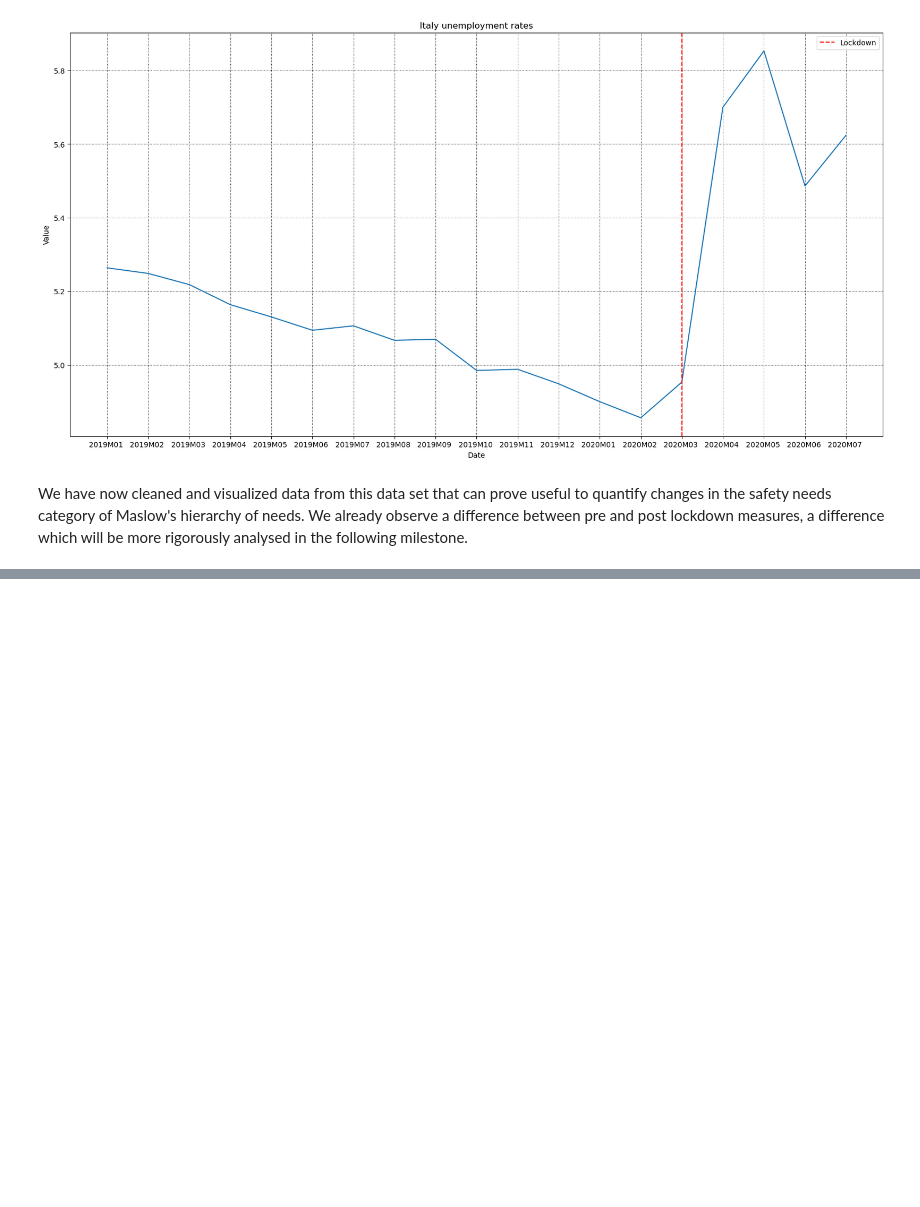
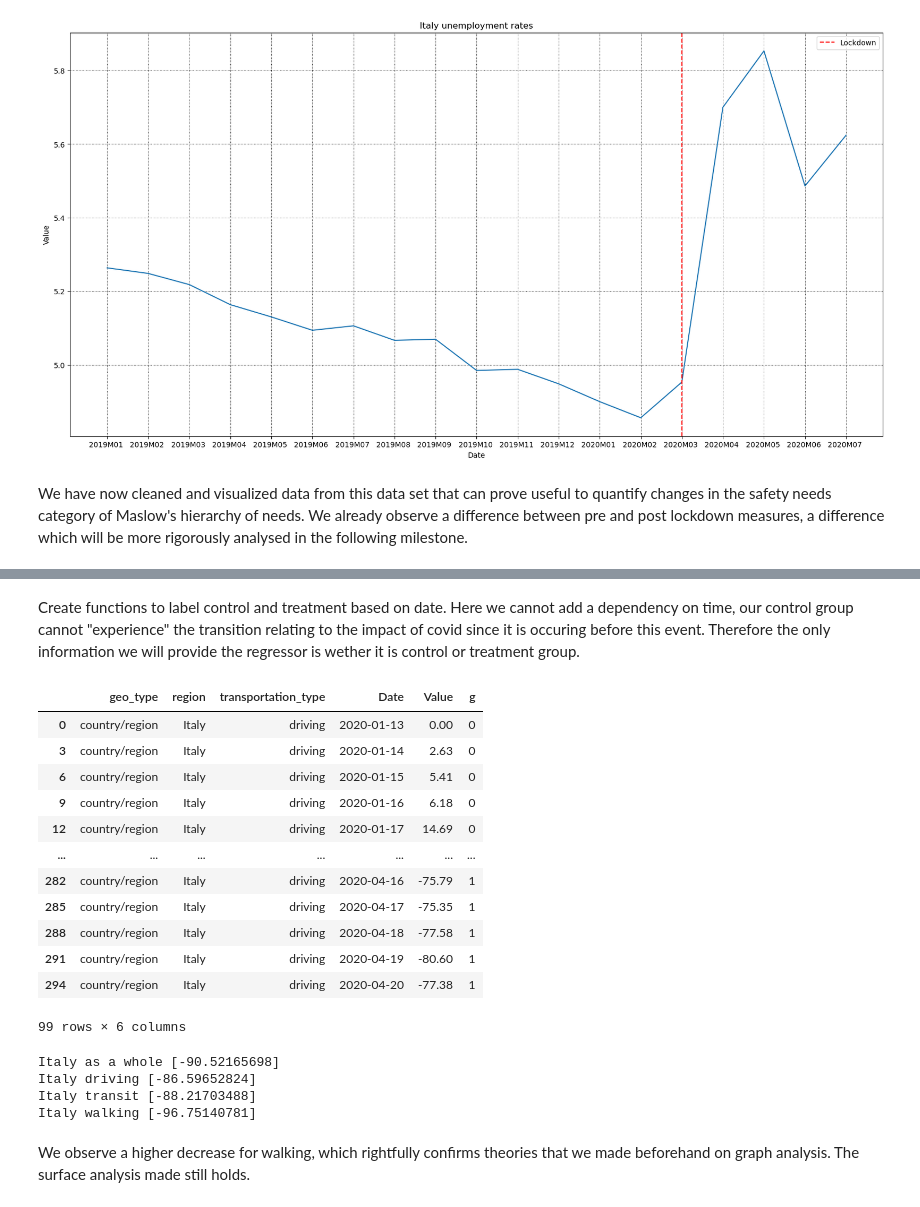
Before and after one commit to epfl-ada/ada-2023-project-bobeast, a Jupyter notebook: Milestone_P2.ipynb, the cells around one changed output, grey strips where cells are left out. Cells and saved outputs as stored; diff of their text form; code cells hidden in the pictures; blank space fills up the shorter version.

```diff
--- a/Milestone_P2.ipynb
+++ b/Milestone_P2.ipynb
@@ -140,0 +186,8 @@ We have now cleaned and visualized data from this data set that can prove useful
+# %%
+#Keeping the relevant columns
+euroCountries = ['France', 'Albania', 'Belgium', 'Bulgaria', 'Croatia', 'Czech Republic', 'Denmark', 'Estonia','Finland',
+                 'Germany', 'Greece', 'Hungary', 'Ireland', 'Latvia', 'Lithuania', 'Luxembourg', 'Italy','Poland', 'Portugal',
+                 'Romania', 'Serbia', 'Slovakia', 'Slovenia', 'Netherlands', 'Ukraine', 'Norway', 'Sweden', 'Finland',
+                 'Switzerland', 'UK', 'Spain']
+apple_mr_euro = apple_mr_copy[apple_mr_copy['region'].isin(euroCountries)]
+apple_mr_euro.to_csv('appleeuro')
@@ -140,0 +203,7 @@ We have now cleaned and visualized data from this data set that can prove useful
+# %%
+apple_it = apple_mr_euro[apple_mr_euro['region'] == 'Italy']
+apple_it
+apple_it = apple_it.melt(id_vars=["geo_type", "region", "transportation_type"],
+        var_name="Date",
+        value_name="Value")
+apple_it
@@ -140,0 +224,43 @@ We have now cleaned and visualized data from this data set that can prove useful
+# %% [markdown]
+Create functions to label control and treatment based on date. Here we cannot add a dependency on time, our control group cannot "experience" the transition relating to the impact of covid since it is occuring before this event. Therefore the only information we will provide the regressor is wether it is control or treatment group.
+# %%
+#labeling the dataframe with corresponding starting and ending dates of both control and treatment groups
+#0 for control, 1 for treatment
+apple_it['g'] = (apple_it['Date'] >= '2020-03-09').astype(int)
+apple_it_d = apple_it[apple_it['transportation_type']=='driving']
+apple_it_t = apple_it[apple_it['transportation_type']=='transit']
+apple_it_w = apple_it[apple_it['transportation_type']=='walking']
+# %% [output]
+|  | geo_type | region | transportation_type | Date | Value | g |
+| 0 | country/region | Italy | driving | 2020-01-13 | 0.00 | 0 |
+| 3 | country/region | Italy | driving | 2020-01-14 | 2.63 | 0 |
+| 6 | country/region | Italy | driving | 2020-01-15 | 5.41 | 0 |
+| 9 | country/region | Italy | driving | 2020-01-16 | 6.18 | 0 |
+| 12 | country/region | Italy | driving | 2020-01-17 | 14.69 | 0 |
+| ... | ... | ... | ... | ... | ... | ... |
+| 282 | country/region | Italy | driving | 2020-04-16 | -75.79 | 1 |
+| 285 | country/region | Italy | driving | 2020-04-17 | -75.35 | 1 |
+| 288 | country/region | Italy | driving | 2020-04-18 | -77.58 | 1 |
+| 291 | country/region | Italy | driving | 2020-04-19 | -80.60 | 1 |
+| 294 | country/region | Italy | driving | 2020-04-20 | -77.38 | 1 |
+99 rows × 6 columns
+# %%
+#computing regressions
+def reg(df):
+    lr = LinearRegression()
+    X = df[['g']]
+    y = df['Value']
+    lr.fit(X, y)
+    return lr.coef_
+
+print('Italy as a whole ' + str(reg(apple_it)))
+print('Italy driving ' + str(reg(apple_it_d)))
+print('Italy transit ' + str(reg(apple_it_t)))
+print('Italy walking ' + str(reg(apple_it_w)))
+# %% [output]
+Italy as a whole [-90.52165698]
+Italy driving [-86.59652824]
+Italy transit [-88.21703488]
+Italy walking [-96.75140781]
+# %% [markdown]
+We observe a higher decrease for walking, which rightfully confirms theories that we made beforehand on graph analysis. The surface analysis made still holds.
```
Also changed, not shown: parts of 10 cells of this notebook.
